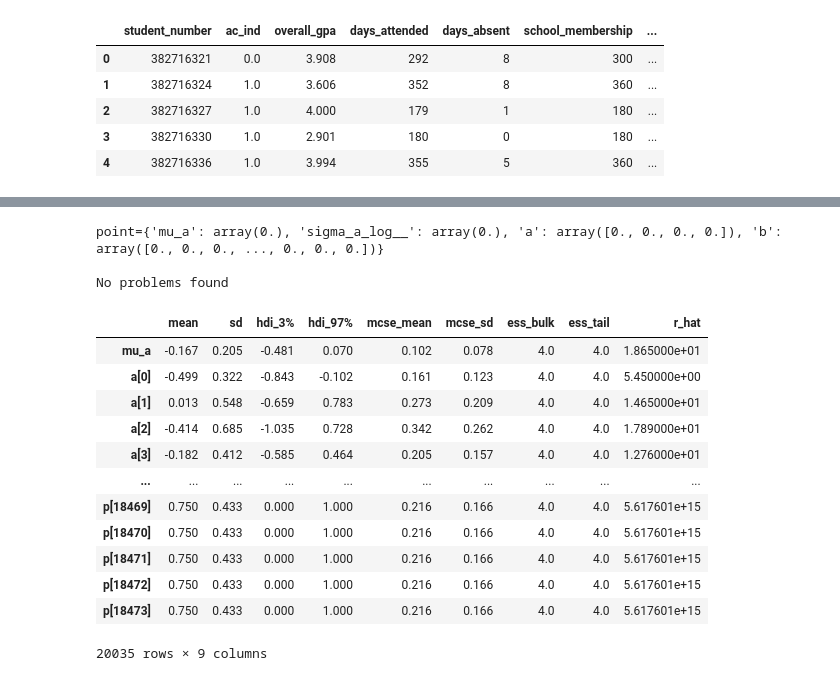
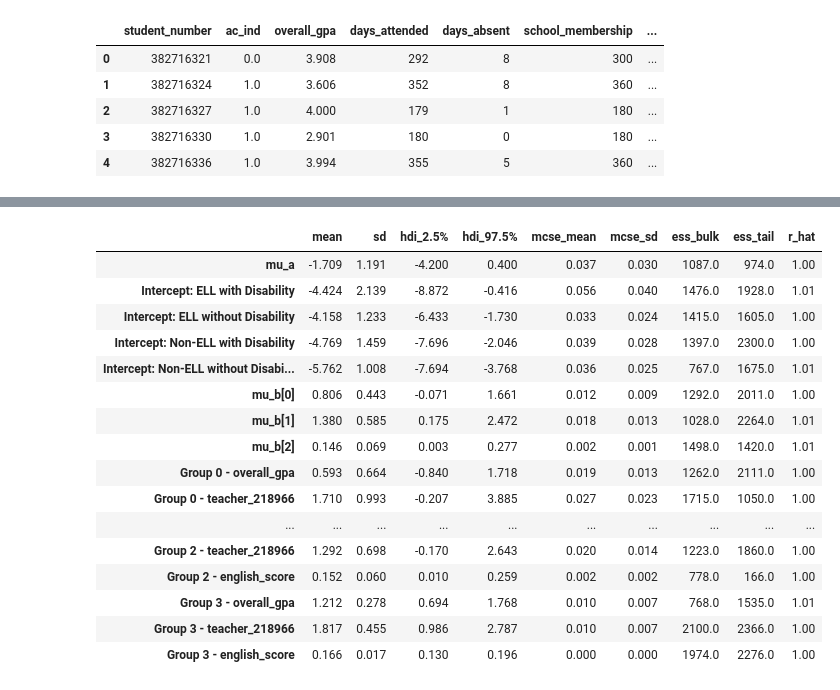
Before and after one commit to marcdotson/advanced-coursework, a Jupyter notebook: code/00_multi_level_construction.ipynb, the cells around one changed output, grey strips where cells are left out. Saved outputs shown, nothing was run; the diff lists cells and outputs as text; code cells hidden in the pictures.

```diff
--- a/code/00_multi_level_construction.ipynb
+++ b/code/00_multi_level_construction.ipynb
@@ -52 +97,15 @@ group_labels = dict(enumerate(df["ell_dis_group"].astype("category").cat.categor
+# %%
+# Convert categorical group column to an array
+group_idx = subset_df["ELL_Disability_Index"].astype('category').cat.codes.values
+num_groups = subset_df["ELL_Disability_Index"].nunique()
+
+#columns to drop
+col_drop = ['ac_ind', 'ell_dis_group', 'ELL_Disability_Index']
+
+# Predictor variables
+X = subset_df.drop(columns = col_drop).values
+num_predictors = X.shape[1]
+
+# Outcome variable
+y = subset_df["ac_ind"].values
 # %%
@@ -93,26 +146,44 @@ There were 8000 divergences after tuning. Increase `target_accept` or reparamete
 The rhat statistic is larger than 1.01 for some parameters. This indicates problems during sampling. See https://arxiv.org/abs/1903.08008 for details
 The effective sample size per chain is smaller than 100 for some parameters.  A higher number is needed for reliable rhat and ess computation. See https://arxiv.org/abs/1903.08008 for details
-# %%
-model.debug()
-# %% [output]
-point={'mu_a': array(0.), 'sigma_a_log__': array(0.), 'a': array([0., 0., 0., 0.]), 'b': array([0., 0., 0., ..., 0., 0., 0.])}
-
-No problems found
-# %%
-
-# Summarize results
-pm.summary(trace)
-# %% [output]
-|  | mean | sd | hdi_3% | hdi_97% | mcse_mean | mcse_sd | ess_bulk | ess_tail | r_hat |
-| mu_a | -0.167 | 0.205 | -0.481 | 0.070 | 0.102 | 0.078 | 4.0 | 4.0 | 1.865000e+01 |
-| a[0] | -0.499 | 0.322 | -0.843 | -0.102 | 0.161 | 0.123 | 4.0 | 4.0 | 5.450000e+00 |
-| a[1] | 0.013 | 0.548 | -0.659 | 0.783 | 0.273 | 0.209 | 4.0 | 4.0 | 1.465000e+01 |
-| a[2] | -0.414 | 0.685 | -1.035 | 0.728 | 0.342 | 0.262 | 4.0 | 4.0 | 1.789000e+01 |
-| a[3] | -0.182 | 0.412 | -0.585 | 0.464 | 0.205 | 0.157 | 4.0 | 4.0 | 1.276000e+01 |
-| ... | ... | ... | ... | ... | ... | ... | ... | ... | ... |
-| p[18469] | 0.750 | 0.433 | 0.000 | 1.000 | 0.216 | 0.166 | 4.0 | 4.0 | 5.617601e+15 |
-| p[18470] | 0.750 | 0.433 | 0.000 | 1.000 | 0.216 | 0.166 | 4.0 | 4.0 | 5.617601e+15 |
-| p[18471] | 0.750 | 0.433 | 0.000 | 1.000 | 0.216 | 0.166 | 4.0 | 4.0 | 5.617601e+15 |
-| p[18472] | 0.750 | 0.433 | 0.000 | 1.000 | 0.216 | 0.166 | 4.0 | 4.0 | 5.617601e+15 |
-| p[18473] | 0.750 | 0.433 | 0.000 | 1.000 | 0.216 | 0.166 | 4.0 | 4.0 | 5.617601e+15 |
-20035 rows × 9 columns
+# %%
+# Summary of the trace (shows means, HDIs, etc.)
+summary = az.summary(trace, hdi_prob=0.95)  # 95% credible intervals
+# %%
+# map out our predictor names and group names for better interpretability
+predictor_names = subset_df.drop(columns = col_drop, axis = 1).columns.tolist()
+
+# Map group indices to group names
+group_labels = {
+    0: "ELL with Disability",
+    1: "ELL without Disability",
+    2: "Non-ELL with Disability",
+    3: "Non-ELL without Disability"
+}
+# %%
+# Rename intercepts for clarity
+summary = summary.rename(index={f"a[{i}]": f"Intercept: {group_labels[i]}" for i in range(len(group_labels))})
+
+# Rename slopes with format: "group_number-predictor_name"
+for i in range(len(group_labels)):
+    for j, predictor_name in enumerate(predictor_names):
+        summary = summary.rename(index={f"b[{i}, {j}]": f"Group {i} - {predictor_name}"})
+# %%
+summary[:20]
+# %% [output]
+|  | mean | sd | hdi_2.5% | hdi_97.5% | mcse_mean | mcse_sd | ess_bulk | ess_tail | r_hat |
+| mu_a | -1.709 | 1.191 | -4.200 | 0.400 | 0.037 | 0.030 | 1087.0 | 974.0 | 1.00 |
+| Intercept: ELL with Disability | -4.424 | 2.139 | -8.872 | -0.416 | 0.056 | 0.040 | 1476.0 | 1928.0 | 1.01 |
+| Intercept: ELL without Disability | -4.158 | 1.233 | -6.433 | -1.730 | 0.033 | 0.024 | 1415.0 | 1605.0 | 1.00 |
+| Intercept: Non-ELL with Disability | -4.769 | 1.459 | -7.696 | -2.046 | 0.039 | 0.028 | 1397.0 | 2300.0 | 1.00 |
+| Intercept: Non-ELL without Disabi... | -5.762 | 1.008 | -7.694 | -3.768 | 0.036 | 0.025 | 767.0 | 1675.0 | 1.01 |
+| mu_b[0] | 0.806 | 0.443 | -0.071 | 1.661 | 0.012 | 0.009 | 1292.0 | 2011.0 | 1.00 |
+| mu_b[1] | 1.380 | 0.585 | 0.175 | 2.472 | 0.018 | 0.013 | 1028.0 | 2264.0 | 1.01 |
+| mu_b[2] | 0.146 | 0.069 | 0.003 | 0.277 | 0.002 | 0.001 | 1498.0 | 1420.0 | 1.01 |
+| Group 0 - overall_gpa | 0.593 | 0.664 | -0.840 | 1.718 | 0.019 | 0.013 | 1262.0 | 2111.0 | 1.00 |
+| Group 0 - teacher_218966 | 1.710 | 0.993 | -0.207 | 3.885 | 0.027 | 0.023 | 1715.0 | 1050.0 | 1.00 |
+| ... | ... | ... | ... | ... | ... | ... | ... | ... | ... |
+| Group 2 - teacher_218966 | 1.292 | 0.698 | -0.170 | 2.643 | 0.020 | 0.014 | 1223.0 | 1860.0 | 1.00 |
+| Group 2 - english_score | 0.152 | 0.060 | 0.010 | 0.259 | 0.002 | 0.002 | 778.0 | 166.0 | 1.00 |
+| Group 3 - overall_gpa | 1.212 | 0.278 | 0.694 | 1.768 | 0.010 | 0.007 | 768.0 | 1535.0 | 1.01 |
+| Group 3 - teacher_218966 | 1.817 | 0.455 | 0.986 | 2.787 | 0.010 | 0.007 | 2100.0 | 2366.0 | 1.00 |
+| Group 3 - english_score | 0.166 | 0.017 | 0.130 | 0.196 | 0.000 | 0.000 | 1974.0 | 2276.0 | 1.00 |
```
Also changed, not shown: parts of 10 cells of this notebook.
